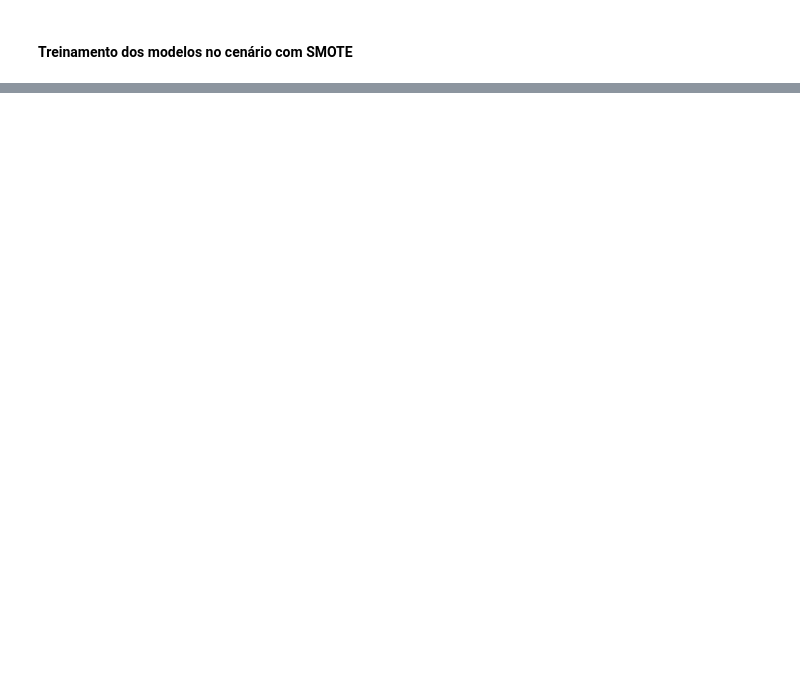
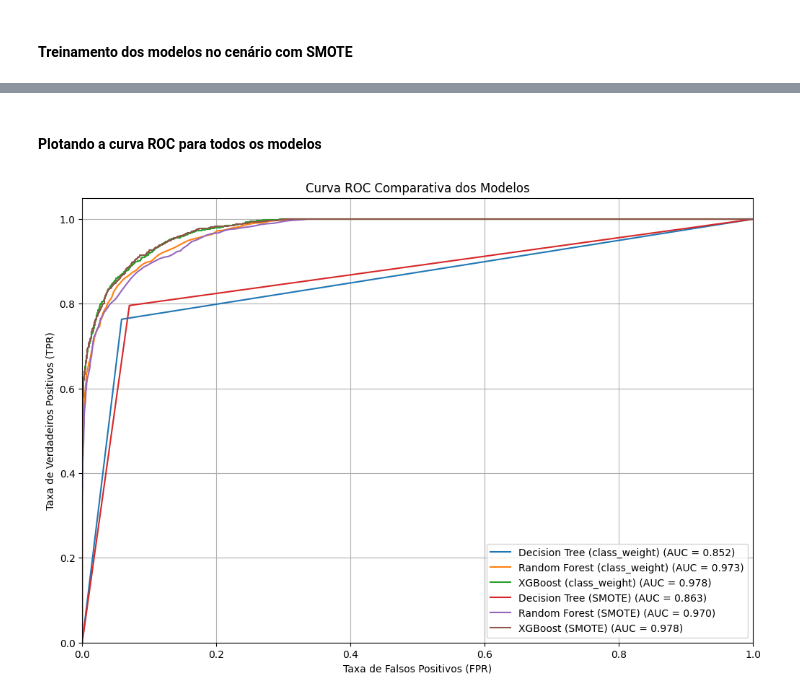
Before and after one commit to GabrielFerreiraSilva/api-classificacao-emprestimos, a Jupyter notebook: 1 - Treinamento e Avaliação do Modelo.ipynb, the cells around one changed output, grey strips where cells are left out. Drawn from its saved outputs; the diff is of its cells as text; code cells hidden in the pictures; blank space fills up the shorter version.

```diff
--- a/1 - Treinamento e Avaliação do Modelo.ipynb
+++ b/1 - Treinamento e Avaliação do Modelo.ipynb
@@ -261,13 +264,13 @@ modelos_smote = {
     'XGBoost': XGBClassifier(eval_metric='logloss', random_state=42, n_jobs=-1)
 }
 
-for name, model in modelos_smote.items():
-    model.fit(X_train_smote, y_train_smote)
+for nome, modelo in modelos_smote.items():
+    modelo.fit(X_train_smote, y_train_smote)
 
-    y_pred = model.predict(X_test_processado)
-    y_prob = model.predict_proba(X_test_processado)[:, 1]
+    y_pred = modelo.predict(X_test_processado)
+    y_prob = modelo.predict_proba(X_test_processado)[:, 1]
 
-    resultados[f'{name} (SMOTE)'] = avaliar_modelo(f'{name} (SMOTE)', y_test, y_pred, y_prob)
+    resultados[f'{nome} (SMOTE)'] = avaliar_modelo(f'{nome} (SMOTE)', y_test, y_pred, y_prob)
 # %% [output]
 Distribuição da variável alvo no treinamento antes do SMOTE:
 0: 0.777778
@@ -317,0 +325,8 @@ weighted avg       0.93      0.93      0.93      9000
+# %%
+resultados_df = pd.DataFrame(resultados).T
+resultados_df = resultados_df.sort_values(by='f1_score_1', ascending=False)
+
+print("\n" + "="*70)
+print("TABELA COMPARATIVA DE RESULTADOS")
+print("="*70)
+print(resultados_df)
@@ -317,0 +352,27 @@ weighted avg       0.93      0.93      0.93      9000
+# %% [markdown]
+#### Plotando a curva ROC para todos os modelos
+# %%
+modelos = {}
+for nome, modelo in modelos_cw.items():
+    modelos[f'{nome} (class_weight)'] = modelo
+for nome, modelo in modelos_smote.items():
+    modelos[f'{nome} (SMOTE)'] = modelo
+
+plt.figure(figsize=(12, 8))
+
+for nome, modelo in modelos.items():
+    y_prob = modelo.predict_proba(X_test_processado)[:, 1]
+    fpr, tpr, thresholds = roc_curve(y_test, y_prob)
+    auc_score = resultados_df.loc[nome, 'auc']
+    plt.plot(fpr, tpr, label=f'{nome} (AUC = {auc_score:.3f})')
+
+plt.xlim([0.0, 1.0])
+plt.ylim([0.0, 1.05])
+plt.xlabel('Taxa de Falsos Positivos (FPR)')
+plt.ylabel('Taxa de Verdadeiros Positivos (TPR)')
+plt.title('Curva ROC Comparativa dos Modelos')
+plt.legend(loc="lower right")
+plt.grid(True)
+plt.show()
+# %% [output]
+[figure, added]
```
Also changed, not shown: parts of 12 cells of this notebook.
